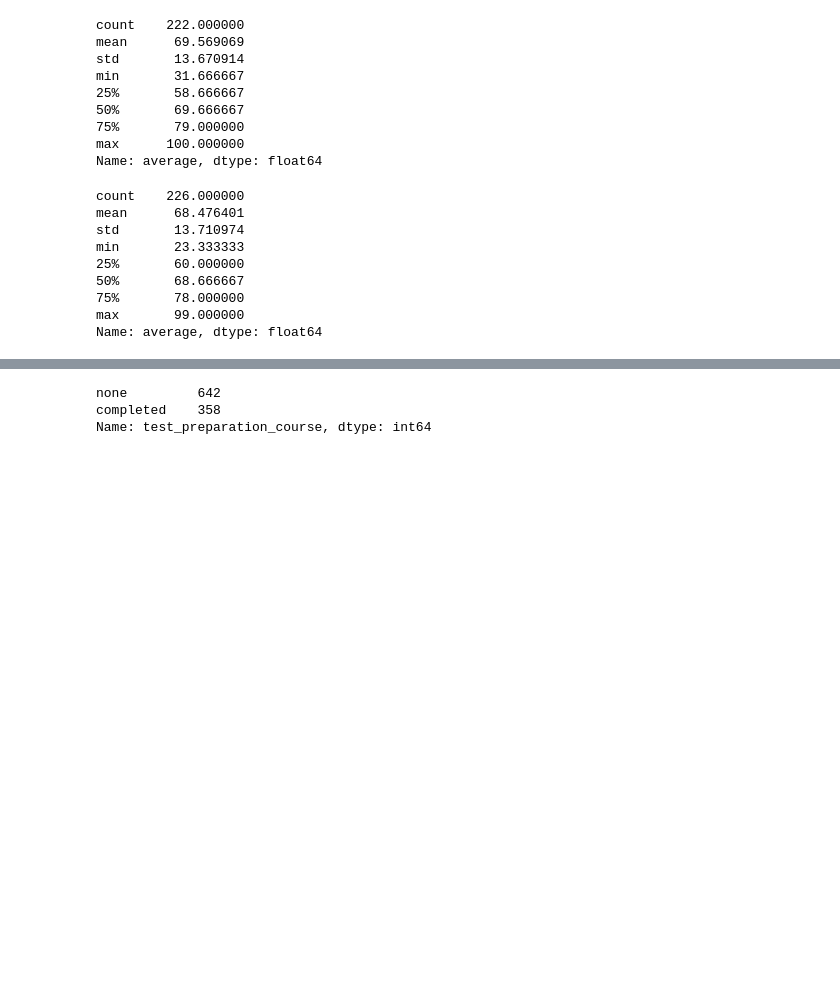
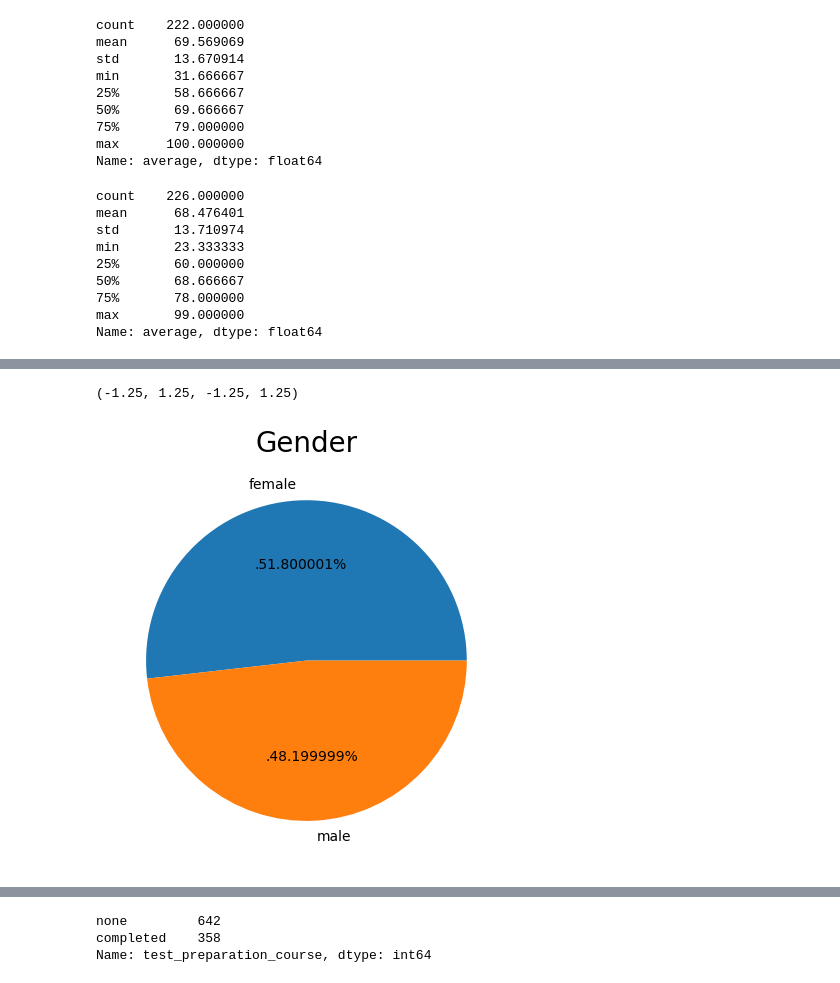
Before and after one commit to chwasiq0569/End-to-End_Student-Performance-Indicator, a Jupyter notebook: notebook/EDA_STUDENT_PERFORMANCE.ipynb, the cells around one changed output, grey strips where cells are left out. Drawn from its saved outputs; the diff is of its cells as text; code cells hidden in the pictures; blank space fills up the shorter version.

```diff
--- a/notebook/EDA_STUDENT_PERFORMANCE.ipynb
+++ b/notebook/EDA_STUDENT_PERFORMANCE.ipynb
@@ -378,0 +504,11 @@ Name: average, dtype: float64
+# %%
+plt.rcParams['figure.figsize'] = (30, 12)
+
+plt.subplot(1, 5, 1)
+
+plt.pie(data['gender'].value_counts(), labels = data['gender'].value_counts().index, autopct = '.%2f%%')
+plt.title('Gender', fontsize = 20)
+plt.axis('off')
+# %% [output]
+(-1.25, 1.25, -1.25, 1.25)
+[figure, added]
```
Also changed, not shown: parts of 22 cells of this notebook.
